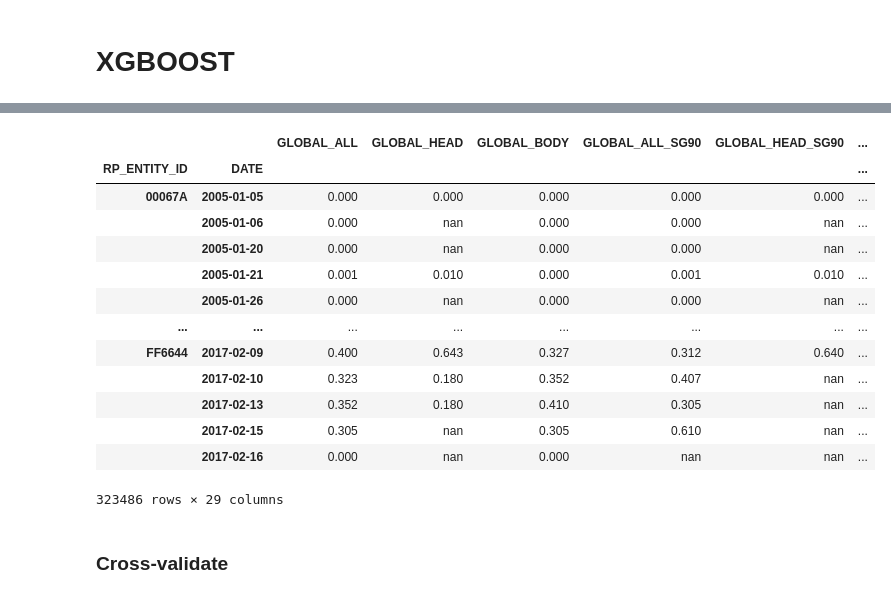
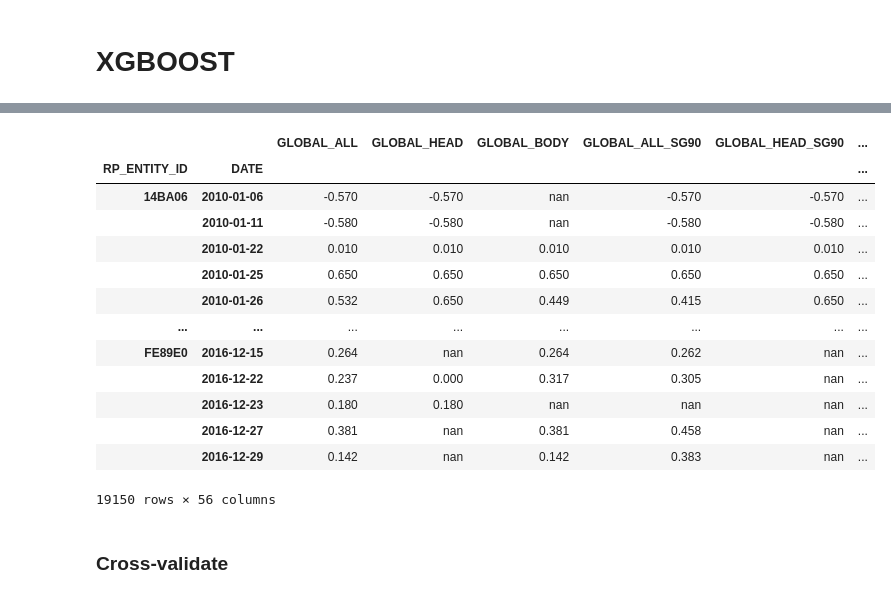
Before and after one commit to STF-R/RP_Challenge, a Jupyter notebook: Ravenpack_model.ipynb, the cells around one changed output, grey strips where cells are left out. Cells and saved outputs as stored; diff of their text form; code cells hidden in the pictures.

```diff
--- a/Ravenpack_model.ipynb
+++ b/Ravenpack_model.ipynb
@@ -237,3 +230,5 @@ memory usage: 83.9+ MB
+# %%
+df0 =  pd.merge(df0, add_features.reset_index(), on=['RP_ENTITY_ID','DATE'], how='outer')
 # %% [markdown]
 ___
 # <a id =4> </a> **4. Preprocess the data**
@@ -1005,3 +356,4 @@ np.random.seed(42)
 # %%
 df = df0.set_index(['RP_ENTITY_ID', 'DATE']).copy()
 df_i = df.copy()
+df_i = df_i.dropna(subset=['T1_RETURN_log'])
@@ -1010,7 +380,7 @@ df_i = df.copy()
 # X_dummies = get_one_hot_data(features)
 # X_factors = factorize_cats(features)
 # %%
-def get_data(start='2000', end='2018', task='classification', holding_period=1, dropna=False):
+def get_data(start='2010', end='2016', task='classification', holding_period=1, dropna=False):
 
     idx = pd.IndexSlice
     target = 'T1_RETURN_log'
@@ -1026,26 +396,31 @@ def get_data(start='2000', end='2018', task='classification', holding_period=1,
     return y, X
 # %%
 y, X = get_data()
-# X = X.iloc[:,:-1]
-X_dummy = pd.get_dummies(X['cluster'], prefix='cluster')
-X = X.join(X_dummy)
+# # X_dummy = pd.get_dummies(X['cluster'], prefix='cluster')
+# # X = X.join(X_dummy)
+# # X_dummy = pd.get_dummies(X['cluster'], prefix='cluster')
+X =  pd.get_dummies(X,
+                        columns=['cluster'],
+                        prefix=['cluster'],
+                        prefix_sep=['_'])
+
 X = X.loc[:, ~X.columns.isin(['cluster', 'GROUP_E_BODY', 'GROUP_A_BODY', 'GROUP_AM_BODY'])]
 X
 # %% [output]
 |  |  | GLOBAL_ALL | GLOBAL_HEAD | GLOBAL_BODY | GLOBAL_ALL_SG90 | GLOBAL_HEAD_SG90 | ... |
 | RP_ENTITY_ID | DATE |  |  |  |  |  | ... |
-| 00067A | 2005-01-05 | 0.000 | 0.000 | 0.000 | 0.000 | 0.000 | ... |
-|  | 2005-01-06 | 0.000 | nan | 0.000 | 0.000 | nan | ... |
-|  | 2005-01-20 | 0.000 | nan | 0.000 | 0.000 | nan | ... |
-|  | 2005-01-21 | 0.001 | 0.010 | 0.000 | 0.001 | 0.010 | ... |
-|  | 2005-01-26 | 0.000 | nan | 0.000 | 0.000 | nan | ... |
+| 14BA06 | 2010-01-06 | -0.570 | -0.570 | nan | -0.570 | -0.570 | ... |
+|  | 2010-01-11 | -0.580 | -0.580 | nan | -0.580 | -0.580 | ... |
+|  | 2010-01-22 | 0.010 | 0.010 | 0.010 | 0.010 | 0.010 | ... |
+|  | 2010-01-25 | 0.650 | 0.650 | 0.650 | 0.650 | 0.650 | ... |
+|  | 2010-01-26 | 0.532 | 0.650 | 0.449 | 0.415 | 0.650 | ... |
 | ... | ... | ... | ... | ... | ... | ... | ... |
-| FF6644 | 2017-02-09 | 0.400 | 0.643 | 0.327 | 0.312 | 0.640 | ... |
-|  | 2017-02-10 | 0.323 | 0.180 | 0.352 | 0.407 | nan | ... |
-|  | 2017-02-13 | 0.352 | 0.180 | 0.410 | 0.305 | nan | ... |
-|  | 2017-02-15 | 0.305 | nan | 0.305 | 0.610 | nan | ... |
-|  | 2017-02-16 | 0.000 | nan | 0.000 | nan | nan | ... |
+| FE89E0 | 2016-12-15 | 0.264 | nan | 0.264 | 0.262 | nan | ... |
+|  | 2016-12-22 | 0.237 | 0.000 | 0.317 | 0.305 | nan | ... |
+|  | 2016-12-23 | 0.180 | 0.180 | nan | nan | nan | ... |
+|  | 2016-12-27 | 0.381 | nan | 0.381 | 0.458 | nan | ... |
+|  | 2016-12-29 | 0.142 | nan | 0.142 | 0.383 | nan | ... |
-323486 rows × 29 columns
+19150 rows × 56 columns
 # %%
 def get_holdout_set(target, features, period=6):
     idx = pd.IndexSlice
```
Also changed, not shown: parts of 67 cells of this notebook, 4 other files.
